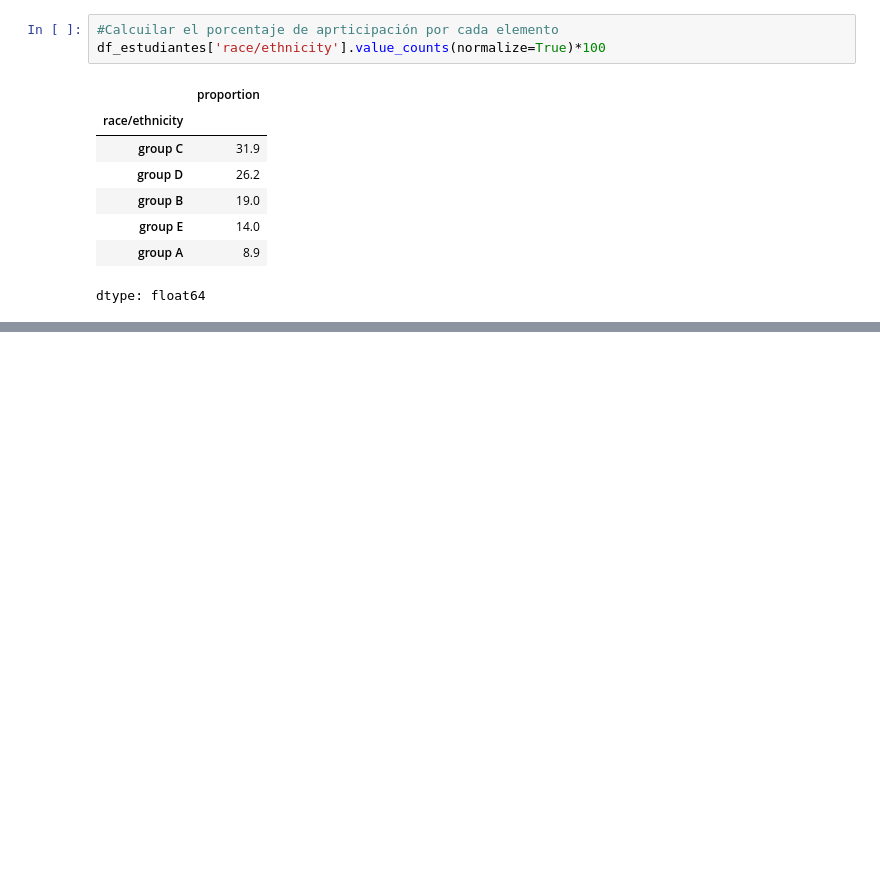
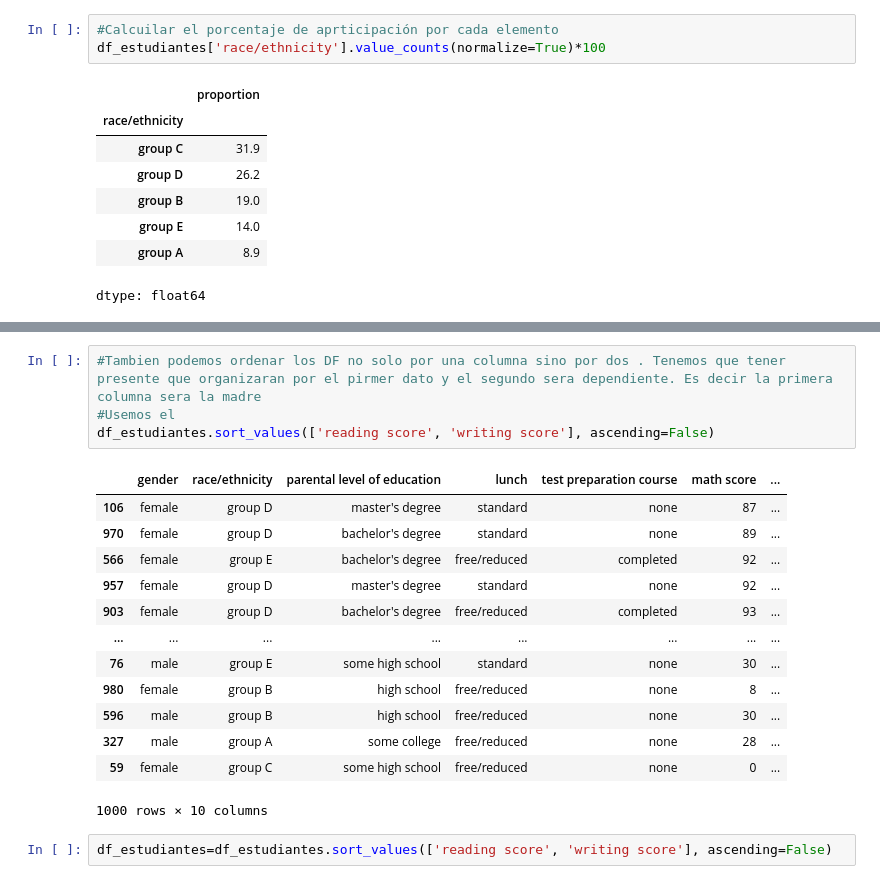
Before and after one commit to nomo82/python, a Jupyter notebook: Python_4.ipynb, the cells around one changed output, grey strips where cells are left out. Drawn from its saved outputs; the diff is of its cells as text; blank space fills up the shorter version.

```diff
--- a/Python_4.ipynb
+++ b/Python_4.ipynb
@@ -195,0 +306,20 @@ dtype: float64
+# %%
+#Tambien podemos ordenar los DF no solo por una columna sino por dos . Tenemos que tener presente que organizaran por el pirmer dato y el segundo sera dependiente. Es decir la primera columna sera la madre
+#Usemos el
+df_estudiantes.sort_values(['reading score', 'writing score'], ascending=False)
+# %% [output]
+|  | gender | race/ethnicity | parental level of education | lunch | test preparation course | math score | ... |
+| 106 | female | group D | master's degree | standard | none | 87 | ... |
+| 970 | female | group D | bachelor's degree | standard | none | 89 | ... |
+| 566 | female | group E | bachelor's degree | free/reduced | completed | 92 | ... |
+| 957 | female | group D | master's degree | standard | none | 92 | ... |
+| 903 | female | group D | bachelor's degree | free/reduced | completed | 93 | ... |
+| ... | ... | ... | ... | ... | ... | ... | ... |
+| 76 | male | group E | some high school | standard | none | 30 | ... |
+| 980 | female | group B | high school | free/reduced | none | 8 | ... |
+| 596 | male | group B | high school | free/reduced | none | 30 | ... |
+| 327 | male | group A | some college | free/reduced | none | 28 | ... |
+| 59 | female | group C | some high school | free/reduced | none | 0 | ... |
+1000 rows × 10 columns
+# %%
+df_estudiantes=df_estudiantes.sort_values(['reading score', 'writing score'], ascending=False)
```
Also changed, not shown: parts of 14 cells of this notebook.
